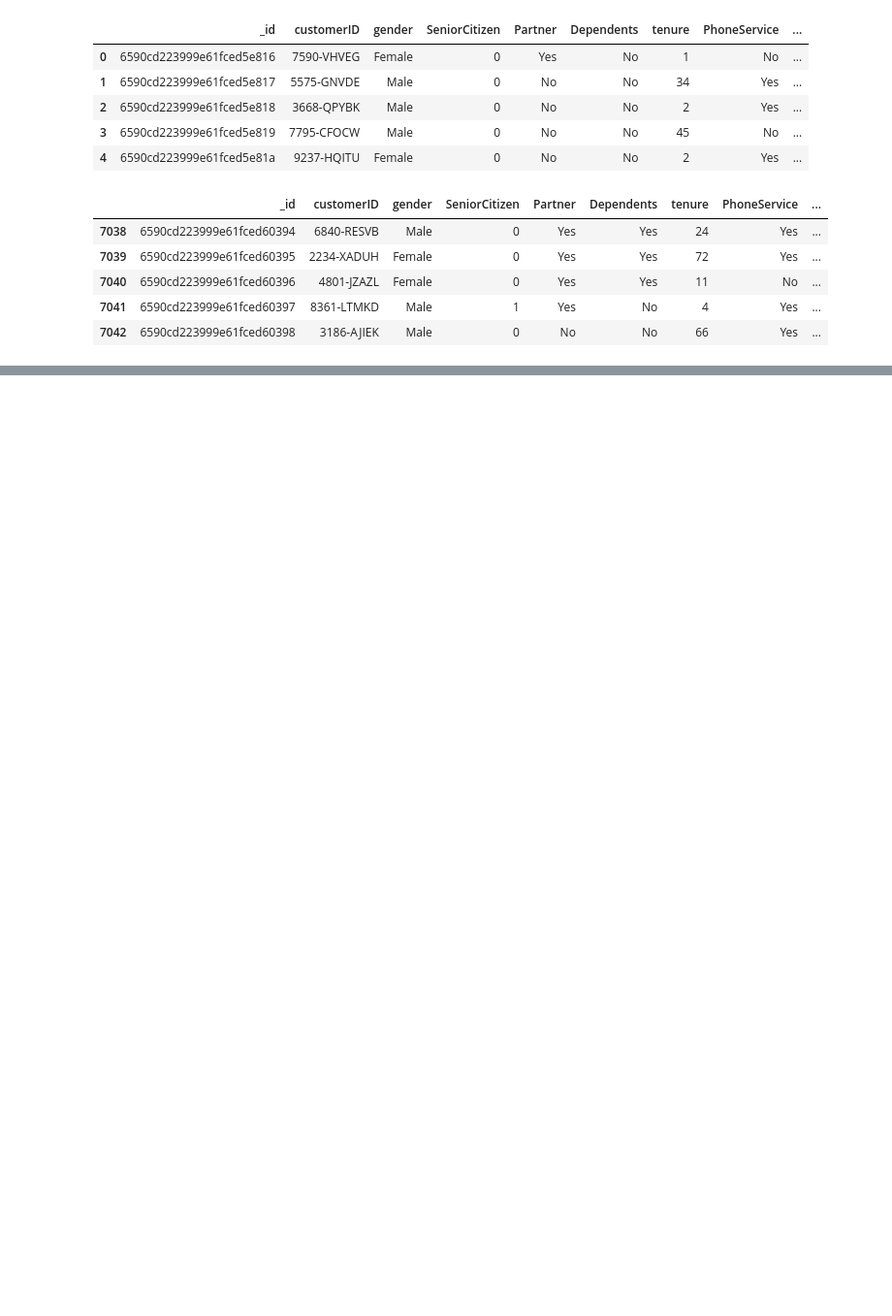
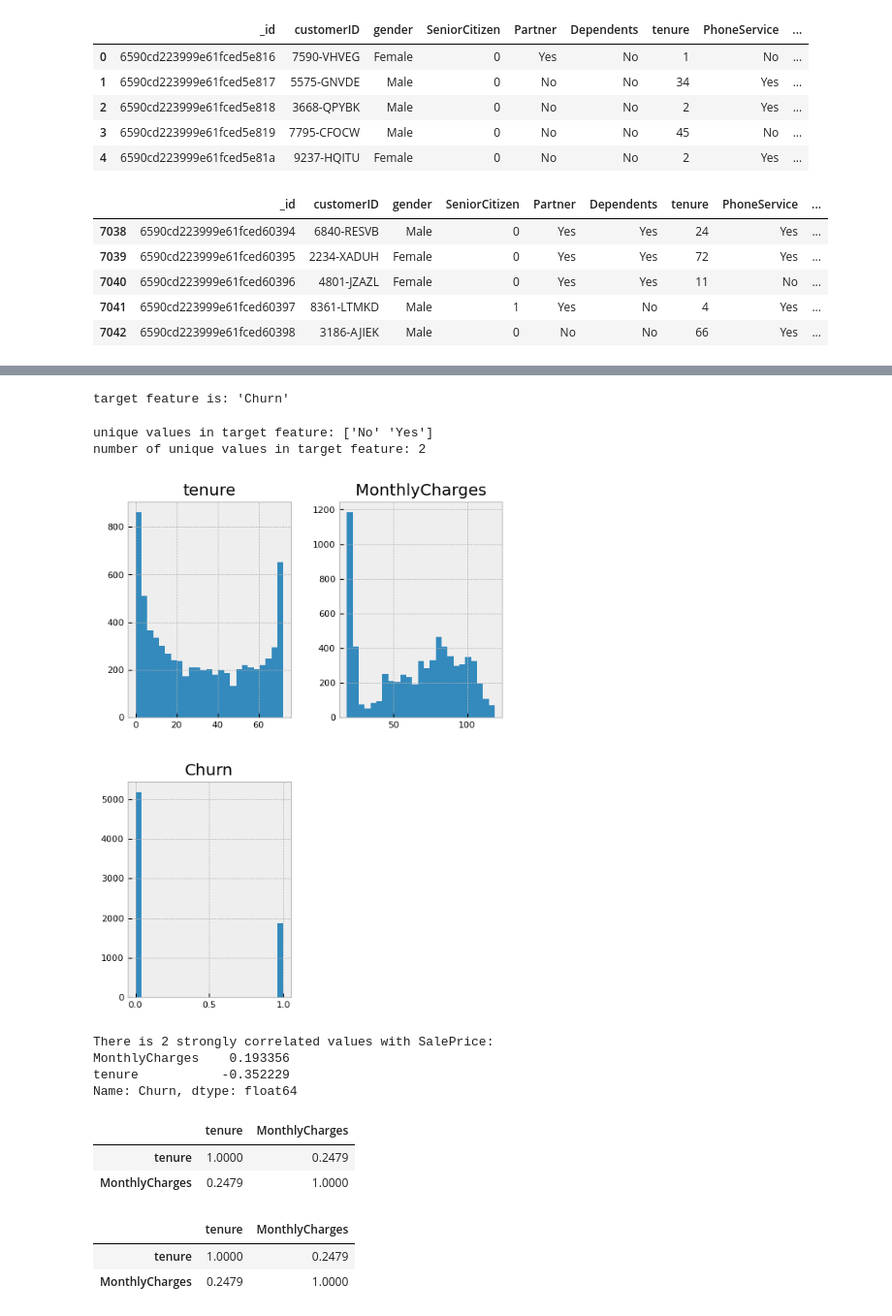
Before and after one commit to Mohinikarale/telco-customer-churn, a Jupyter notebook: EDA/telco-customer-churn-eda.ipynb, the cells around one changed output, grey strips where cells are left out. Shown: that part at 97% size. Saved outputs shown, nothing was run; the diff lists cells and outputs as text; code cells hidden in the pictures; blank space fills up the shorter version.

```diff
--- a/EDA/telco-customer-churn-eda.ipynb
+++ b/EDA/telco-customer-churn-eda.ipynb
@@ -60,4 +81 @@ dtypes: float64(1), int64(2), object(19)
 memory usage: 1.2+ MB
-# %%
-data['SeniorCitizen'] = data['SeniorCitizen'].astype('O')
-data['TotalCharges'] = pd.to_numeric(data['TotalCharges'], errors='coerce')
@@ -96,0 +92,37 @@ NameError: name 'data' is not defined
+# %%
+print(f"target feature is: 'Churn'")
+# %% [output]
+target feature is: 'Churn'
+# %%
+print(f"unique values in target feature: {data['Churn'].unique()}")
+print(f"number of unique values in target feature: {len(data['Churn'].unique())}")
+# %% [output]
+unique values in target feature: ['No' 'Yes']
+number of unique values in target feature: 2
+# %%
+data['Churn'] = data['Churn'].map({'Yes': 1, 'No': 0})
+# %%
+data.hist(figsize=(6, 8), bins=25, xlabelsize=8, ylabelsize=8); # ; avoid having the matplotlib verbose informations
+# %% [output]
+[figure, added]
+# %%
+df_num_corr = data.corr()['Churn'][:-1] # -1 because the latest row is SalePrice
+golden_features_list = df_num_corr[abs(df_num_corr) > 0.1].sort_values(ascending=False)
+print("There is {} strongly correlated values with SalePrice:\n{}".format(len(golden_features_list), golden_features_list))
+# %% [output]
+There is 2 strongly correlated values with SalePrice:
+MonthlyCharges    0.193356
+tenure           -0.352229
+Name: Churn, dtype: float64
+# %%
+data[numerical_columns].corr()
+# %% [output]
+|  | tenure | MonthlyCharges |
+| tenure | 1.0000 | 0.2479 |
+| MonthlyCharges | 0.2479 | 1.0000 |
+# %%
+data[numerical_columns].corr()
+# %% [output]
+|  | tenure | MonthlyCharges |
+| tenure | 1.0000 | 0.2479 |
+| MonthlyCharges | 0.2479 | 1.0000 |
```
Also changed, not shown: parts of 12 cells of this notebook.
